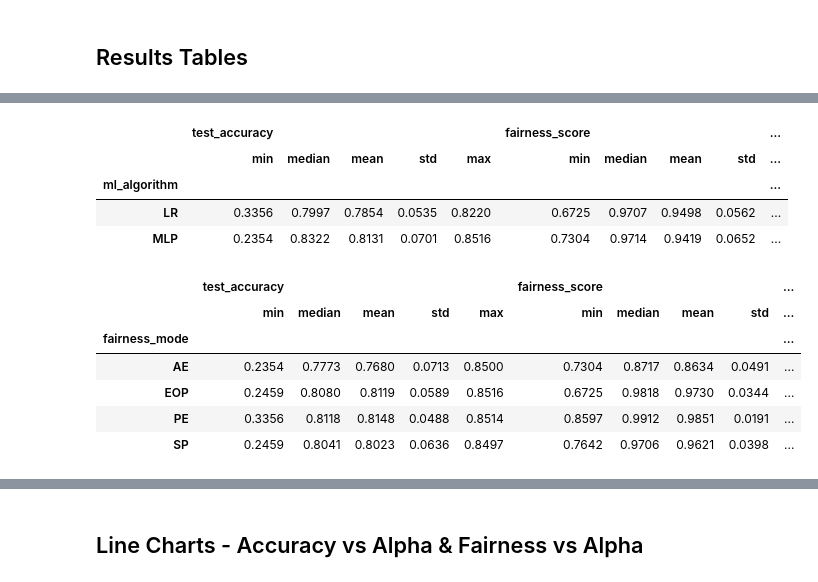
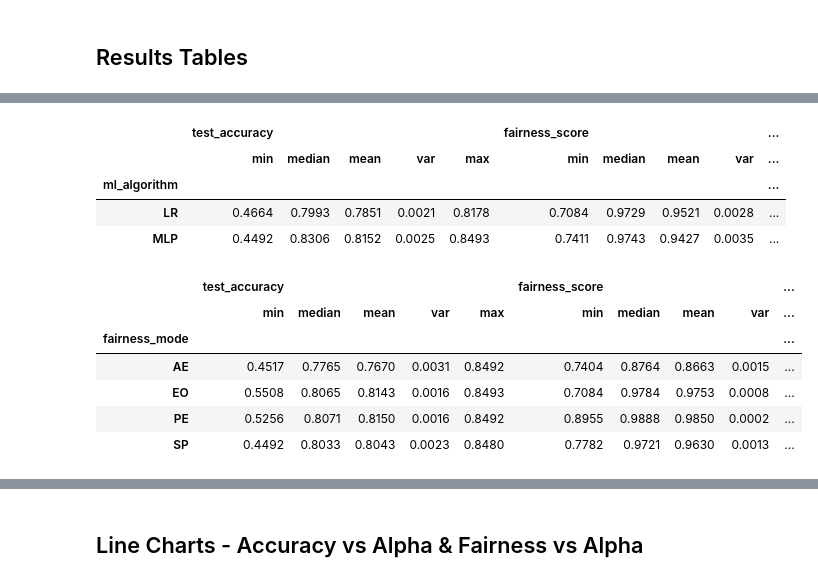
Before and after one commit to krzysztof-dolny/Fairness-aware-machine-learning, a Jupyter notebook: notebooks/experiments_results_visualizations.ipynb, the cells around one changed output, grey strips where cells are left out. Cells and saved outputs as stored; diff of their text form; code cells hidden in the pictures.

```diff
--- a/notebooks/experiments_results_visualizations.ipynb
+++ b/notebooks/experiments_results_visualizations.ipynb
@@ -19,0 +23,9 @@ df['fairness_score'] = 1 - df['fairness_score']
+# %%
+df = df.groupby(
+    ['ml_algorithm', 'fairness_mode', 'alpha_mode', 'alpha_value']
+).agg(
+    test_accuracy=('test_accuracy', 'mean'),
+    fairness_score=('fairness_score', 'mean'),
+    var_accuracy=('test_accuracy', 'var'),
+    var_fairness=('fairness_score', 'var')
+).reset_index()
@@ -150,20 +172,20 @@ for ml in df['ml_algorithm'].unique():
 ... (36 outputs left out)
 # %%
-df.groupby('ml_algorithm')[['test_accuracy', 'fairness_score']].agg(['min', 'median', 'mean', 'std', 'max']).round(4)
+df.groupby('ml_algorithm')[['test_accuracy', 'fairness_score']].agg(['min', 'median', 'mean', 'var', 'max']).round(4)
 # %% [output]
 |  | test_accuracy |  |  |  |  | fairness_score |  |  |  | ... |
-|  | min | median | mean | std | max | min | median | mean | std | ... |
+|  | min | median | mean | var | max | min | median | mean | var | ... |
 | ml_algorithm |  |  |  |  |  |  |  |  |  | ... |
-| LR | 0.3356 | 0.7997 | 0.7854 | 0.0535 | 0.8220 | 0.6725 | 0.9707 | 0.9498 | 0.0562 | ... |
-| MLP | 0.2354 | 0.8322 | 0.8131 | 0.0701 | 0.8516 | 0.7304 | 0.9714 | 0.9419 | 0.0652 | ... |
+| LR | 0.4664 | 0.7993 | 0.7851 | 0.0021 | 0.8178 | 0.7084 | 0.9729 | 0.9521 | 0.0028 | ... |
+| MLP | 0.4492 | 0.8306 | 0.8152 | 0.0025 | 0.8493 | 0.7411 | 0.9743 | 0.9427 | 0.0035 | ... |
 # %%
-df.groupby('fairness_mode')[['test_accuracy', 'fairness_score']].agg(['min', 'median', 'mean', 'std', 'max']).round(4)
+df.groupby('fairness_mode')[['test_accuracy', 'fairness_score']].agg(['min', 'median', 'mean', 'var', 'max']).round(4)
 # %% [output]
 |  | test_accuracy |  |  |  |  | fairness_score |  |  |  | ... |
-|  | min | median | mean | std | max | min | median | mean | std | ... |
+|  | min | median | mean | var | max | min | median | mean | var | ... |
 | fairness_mode |  |  |  |  |  |  |  |  |  | ... |
-| AE | 0.2354 | 0.7773 | 0.7680 | 0.0713 | 0.8500 | 0.7304 | 0.8717 | 0.8634 | 0.0491 | ... |
-| EOP | 0.2459 | 0.8080 | 0.8119 | 0.0589 | 0.8516 | 0.6725 | 0.9818 | 0.9730 | 0.0344 | ... |
-| PE | 0.3356 | 0.8118 | 0.8148 | 0.0488 | 0.8514 | 0.8597 | 0.9912 | 0.9851 | 0.0191 | ... |
-| SP | 0.2459 | 0.8041 | 0.8023 | 0.0636 | 0.8497 | 0.7642 | 0.9706 | 0.9621 | 0.0398 | ... |
+| AE | 0.4517 | 0.7765 | 0.7670 | 0.0031 | 0.8492 | 0.7404 | 0.8764 | 0.8663 | 0.0015 | ... |
+| EO | 0.5508 | 0.8065 | 0.8143 | 0.0016 | 0.8493 | 0.7084 | 0.9784 | 0.9753 | 0.0008 | ... |
+| PE | 0.5256 | 0.8071 | 0.8150 | 0.0016 | 0.8492 | 0.8955 | 0.9888 | 0.9850 | 0.0002 | ... |
+| SP | 0.4492 | 0.8033 | 0.8043 | 0.0023 | 0.8480 | 0.7782 | 0.9721 | 0.9630 | 0.0013 | ... |
 # %%
```
Also changed, not shown: parts of 14 cells of this notebook, 9 other files.
